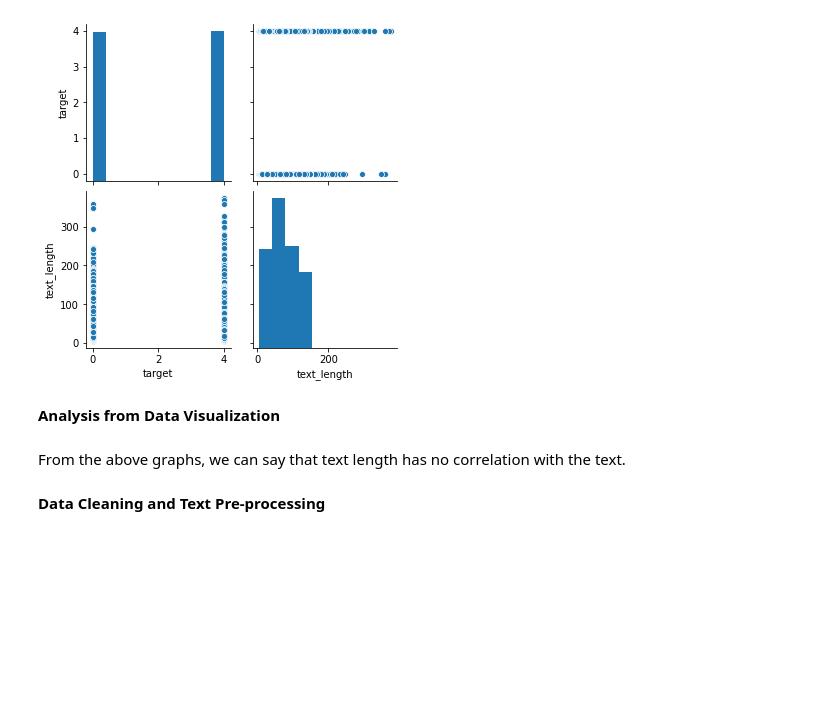
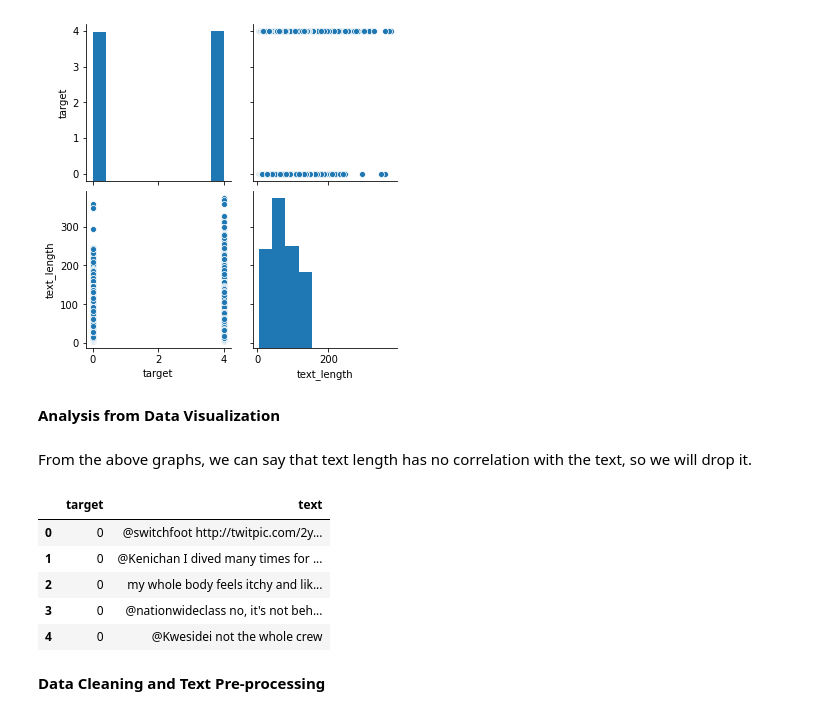
Before and after one commit to Bhuvanjeet/Sentiment-Analysis-with-tweets-using-NLP, a Jupyter notebook: sentiment_analysis.ipynb, the cells around one changed output. Cells and saved outputs as stored; diff of their text form; code cells hidden in the pictures; blank space fills up the shorter version.

```diff
--- a/sentiment_analysis.ipynb
+++ b/sentiment_analysis.ipynb
@@ -273,4 +273,4 @@ sns.pairplot(df)
 # %% [markdown]
 **Analysis from Data Visualization**
 # %% [markdown]
-From the above graphs, we can say that text length has no correlation with the text.
+From the above graphs, we can say that text length has no correlation with the text, so we will drop it.
@@ -277,3 +279,12 @@ From the above graphs, we can say that text length has no correlation with the t
+# %%
+df.head()
+# %% [output]
+|  | target | text |
+| 0 | 0 | @switchfoot http://twitpic.com/2y... |
+| 1 | 0 | @Kenichan I dived many times for ... |
+| 2 | 0 | my whole body feels itchy and lik... |
+| 3 | 0 | @nationwideclass no, it's not beh... |
+| 4 | 0 | @Kwesidei not the whole crew |
 # %% [markdown]
 **Data Cleaning and Text Pre-processing**
 # %%
```
Also changed, not shown: parts of 17 cells of this notebook.
